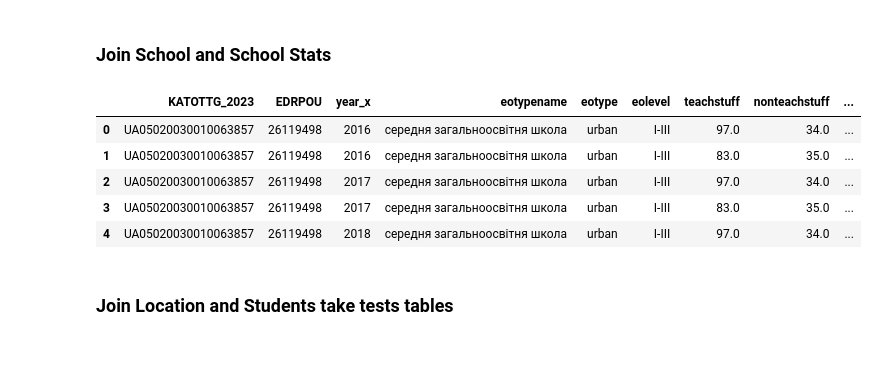
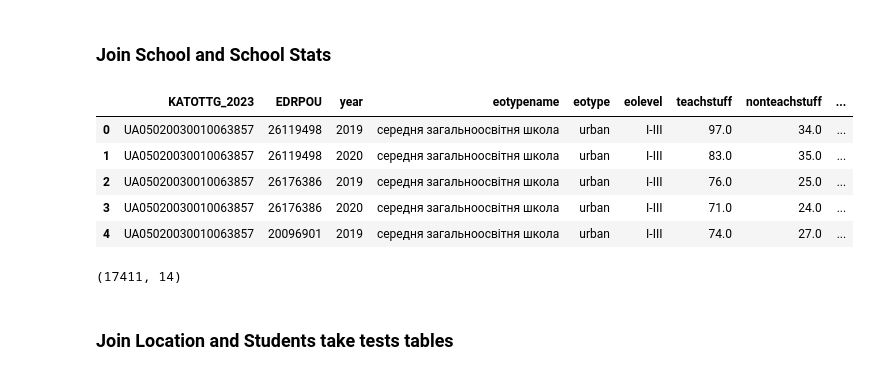
Before and after one commit to DataResponsibly/ZNO-Dataset, a Jupyter notebook: notebooks/tables_creation/Tables_Description.ipynb, the cells around one changed output. Drawn from its saved outputs; the diff is of its cells as text; code cells hidden in the pictures.

Commit message:
fixed Join School and School Stats

```diff
--- a/notebooks/tables_creation/Tables_Description.ipynb
+++ b/notebooks/tables_creation/Tables_Description.ipynb
@@ -288,16 +288,21 @@ df_years.head()
 # %%
 df_school['EDRPOU'] = df_school['EDRPOU'].astype(str)
 df_school_stats['EDRPOU'] = df_school_stats['EDRPOU'].astype(str)
+df_school['year'] = df_school['year'].astype(int)
 
-df_school_full_info = pd.merge(df_school, df_school_stats, on='EDRPOU', how='inner')
+df_school_full_info = pd.merge(df_school, df_school_stats, on=['EDRPOU', 'year'], how='inner')
 df_school_full_info.head()
 # %% [output]
-|  | KATOTTG_2023 | EDRPOU | year_x | eotypename | eotype | eolevel | teachstuff | nonteachstuff | ... |
-| 0 | UA05020030010063857 | 26119498 | 2016 | середня загальноосвітня школа | urban | I-III | 97.0 | 34.0 | ... |
-| 1 | UA05020030010063857 | 26119498 | 2016 | середня загальноосвітня школа | urban | I-III | 83.0 | 35.0 | ... |
-| 2 | UA05020030010063857 | 26119498 | 2017 | середня загальноосвітня школа | urban | I-III | 97.0 | 34.0 | ... |
-| 3 | UA05020030010063857 | 26119498 | 2017 | середня загальноосвітня школа | urban | I-III | 83.0 | 35.0 | ... |
-| 4 | UA05020030010063857 | 26119498 | 2018 | середня загальноосвітня школа | urban | I-III | 97.0 | 34.0 | ... |
+|  | KATOTTG_2023 | EDRPOU | year | eotypename | eotype | eolevel | teachstuff | nonteachstuff | ... |
+| 0 | UA05020030010063857 | 26119498 | 2019 | середня загальноосвітня школа | urban | I-III | 97.0 | 34.0 | ... |
+| 1 | UA05020030010063857 | 26119498 | 2020 | середня загальноосвітня школа | urban | I-III | 83.0 | 35.0 | ... |
+| 2 | UA05020030010063857 | 26176386 | 2019 | середня загальноосвітня школа | urban | I-III | 76.0 | 25.0 | ... |
+| 3 | UA05020030010063857 | 26176386 | 2020 | середня загальноосвітня школа | urban | I-III | 71.0 | 24.0 | ... |
+| 4 | UA05020030010063857 | 20096901 | 2019 | середня загальноосвітня школа | urban | I-III | 74.0 | 27.0 | ... |
+# %%
+df_school_full_info.shape
+# %% [output]
+(17411, 14)
 # %% [markdown]
 ### Join Location and Students take tests tables
 # %%
```
